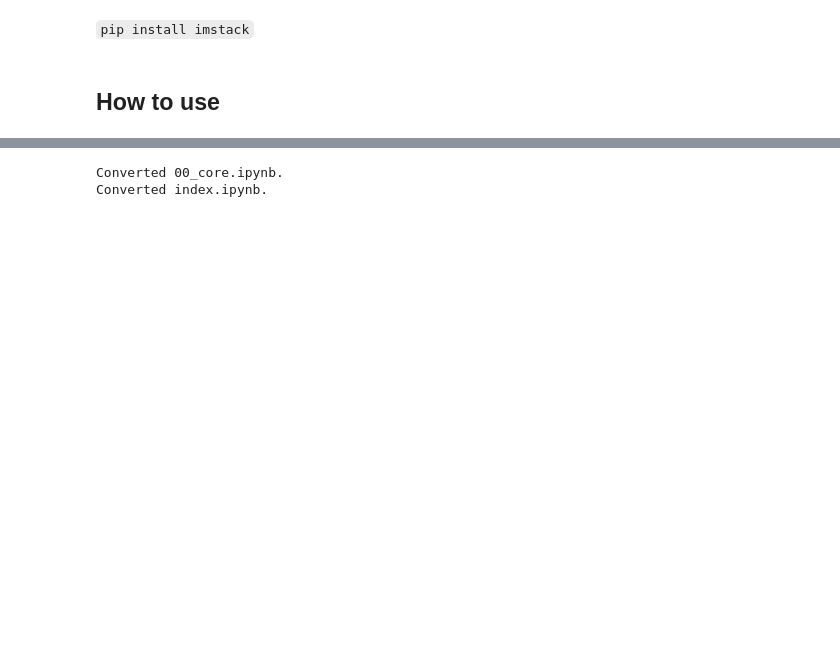
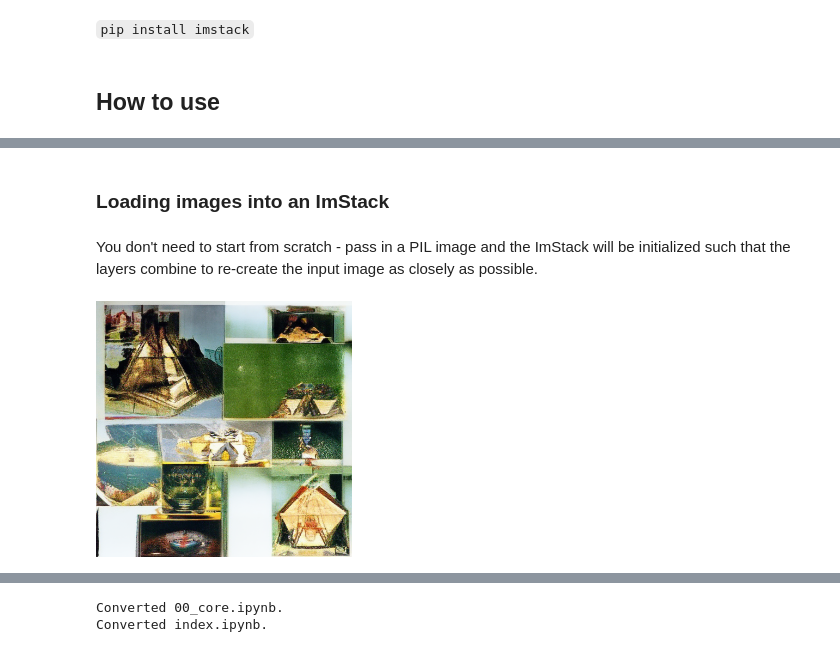
Before and after one commit to johnowhitaker/imstack, a Jupyter notebook: index.ipynb, the cells around one changed output, grey strips where cells are left out. Cells and saved outputs as stored; diff of their text form; code cells hidden in the pictures; blank space fills up the shorter version.

```diff
--- a/index.ipynb
+++ b/index.ipynb
@@ -26,0 +40,12 @@ ims.plot_layers()
+# %% [markdown]
+### Loading images into an ImStack
+# %% [markdown]
+You don't need to start from scratch - pass in a PIL image and the ImStack will be initialized such that the layers combine to re-create the input image as closely as possible.
+# %%
+from PIL import Image
+
+# Load the input image
+input_image = Image.open('demo_image.png')
+input_image
+# %% [output]
+[figure, added]
```
Also changed, not shown: parts of 19 cells of this notebook, 18 other files.
